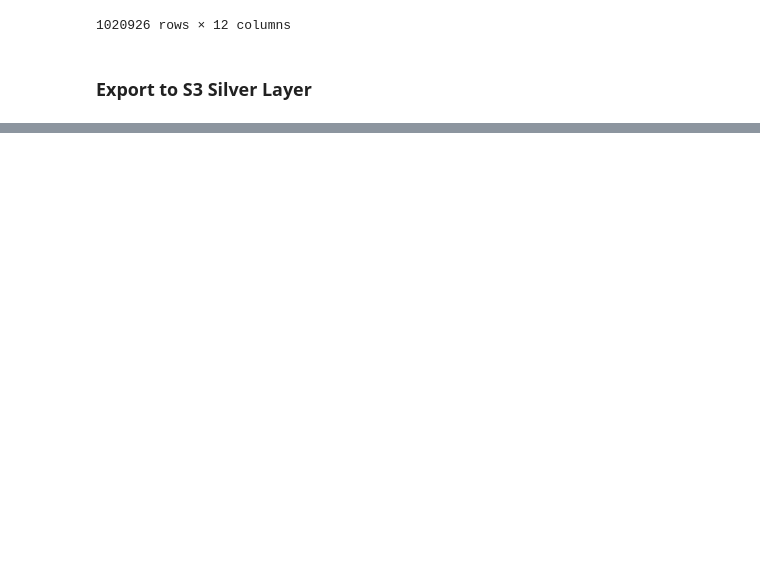
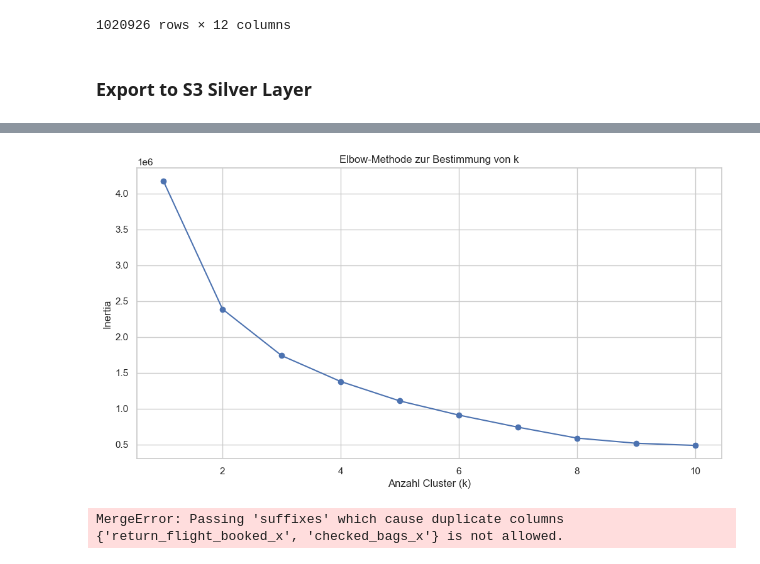
Before and after one commit to KonstantinData/Mastery-Project-Masterschool, a Jupyter notebook: notebooks/mastery-project-2025.ipynb, the cells around one changed output, grey strips where cells are left out. Saved outputs shown, nothing was run; the diff lists cells and outputs as text; code cells hidden in the pictures; blank space fills up the shorter version.

```diff
--- a/notebooks/mastery-project-2025.ipynb
+++ b/notebooks/mastery-project-2025.ipynb
@@ -686,0 +893,41 @@ for name, df in tables.items():
+# %%
+import matplotlib.pyplot as plt
+from sklearn.cluster import KMeans
+
+inertia = []
+k_range = range(1, 11)
+
+for k in k_range:
+    kmeans = KMeans(n_clusters=k, random_state=42)
+    kmeans.fit(X_scaled)
+    inertia.append(kmeans.inertia_)
+
+plt.plot(k_range, inertia, marker='o')
+plt.xlabel('Anzahl Cluster (k)')
+plt.ylabel('Inertia')
+plt.title('Elbow-Methode zur Bestimmung von k')
+plt.grid(True)
+plt.show()
+# %% [output]
+[figure, added]
+# %%
+# Erst: Datentypen prüfen
+df_flights[['return_flight_booked', 'checked_bags']].dtypes
+
+# Dann: Rückflüge in numerische Werte umwandeln (falls bool oder yes/no)
+df_flights['return_flight_booked'] = df_flights['return_flight_booked'].astype(int)
+
+# Gruppieren und mitteln (z. B. wie oft Rückflug gebucht wurde)
+df_behavior = df_flights.groupby('user_id').agg({
+    'return_flight_booked': 'mean',
+    'checked_bags': 'mean'
+}).reset_index()
+
+# Mit dem bisherigen Cluster-Dataset mergen
+df_cluster = df_cluster.merge(df_behavior, on='user_id', how='left')
+
+# Neue Features in die Skalierung aufnehmen
+features_extended = features + ['return_flight_booked', 'checked_bags']
+X_scaled_ext = scaler.fit_transform(df_cluster[features_extended])
+# %% [output]
+MergeError: Passing 'suffixes' which cause duplicate columns {'return_flight_booked_x', 'checked_bags_x'} is not allowed.
```
Also changed, not shown: parts of 20 cells of this notebook.
